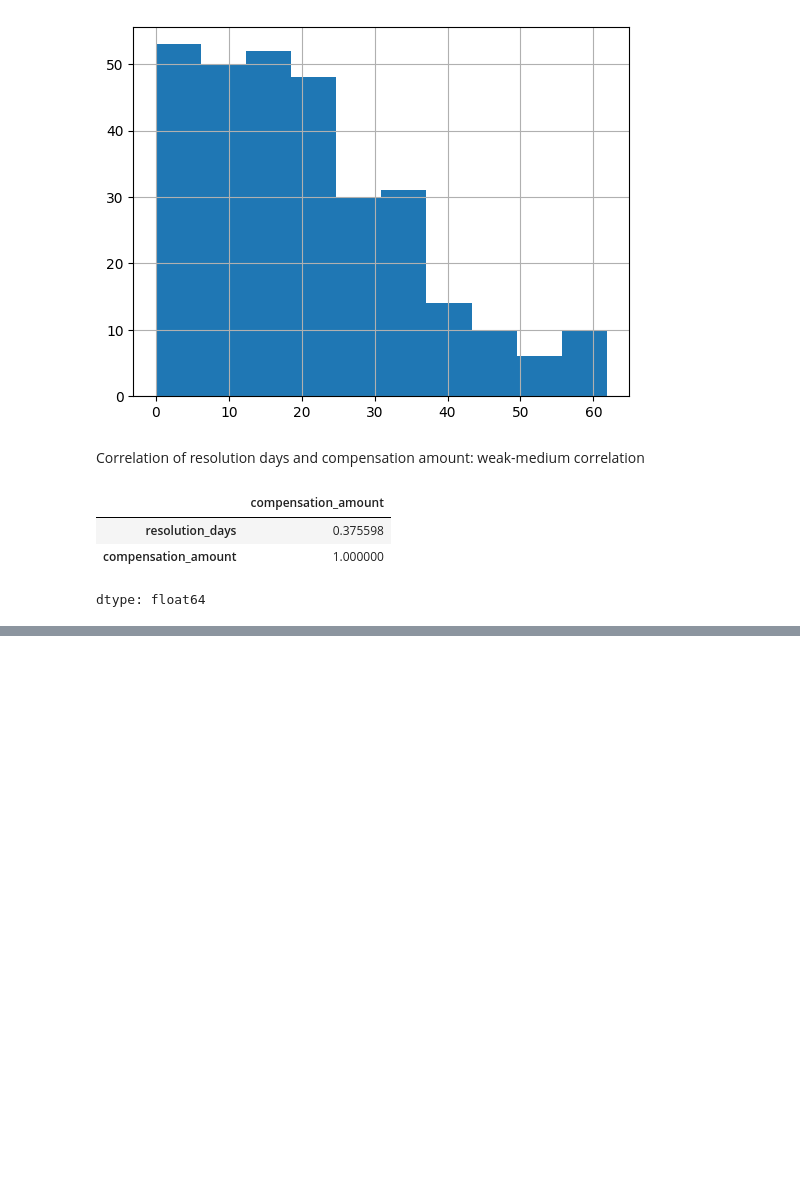
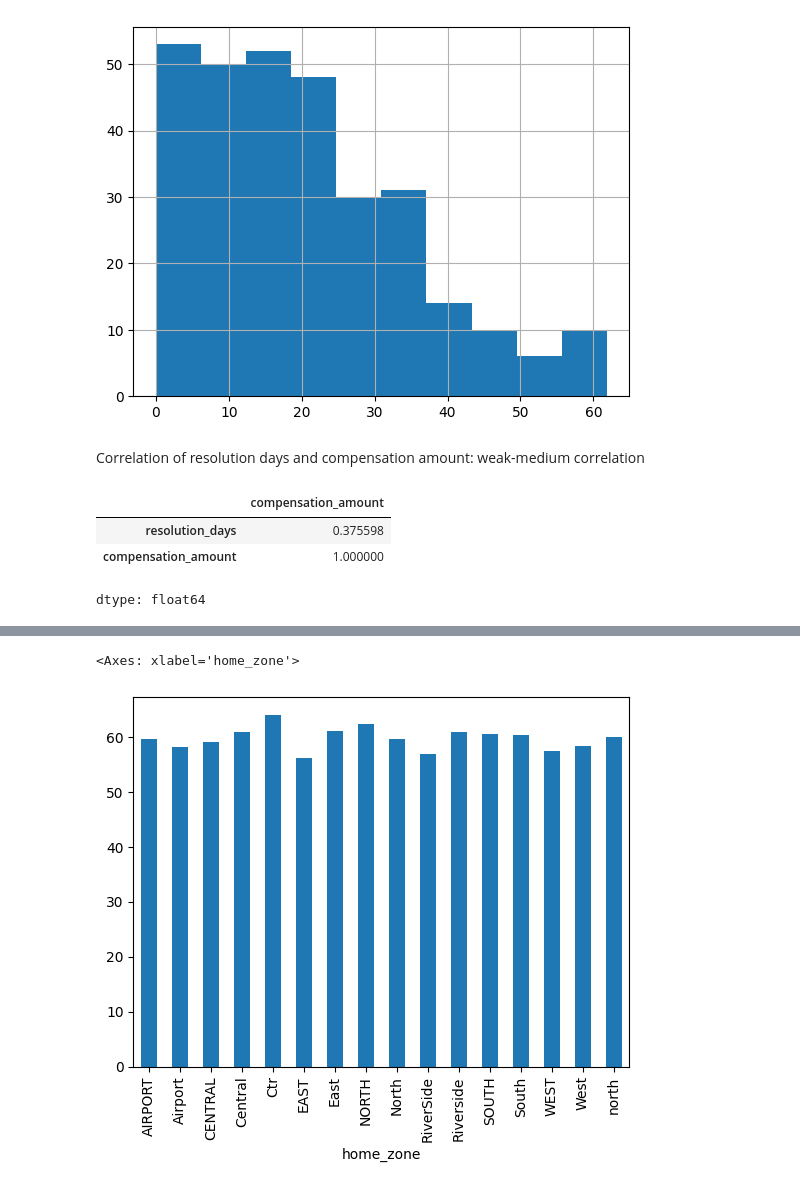
Before and after one commit to sydney142/databases_analytics_assignment, a Jupyter notebook: Assignment_Python.ipynb, the cells around one changed output, grey strips where cells are left out. Cells and saved outputs as stored; diff of their text form; code cells hidden in the pictures; blank space fills up the shorter version.

```diff
--- a/Assignment_Python.ipynb
+++ b/Assignment_Python.ipynb
@@ -79,0 +102,5 @@ dtype: float64
+# %%
+customers_df.groupby("home_zone")["loyalty_score"].mean().plot(kind="bar")
+# %% [output]
+<Axes: xlabel='home_zone'>
+[figure, added]
```
Also changed, not shown: parts of 8 cells of this notebook.
